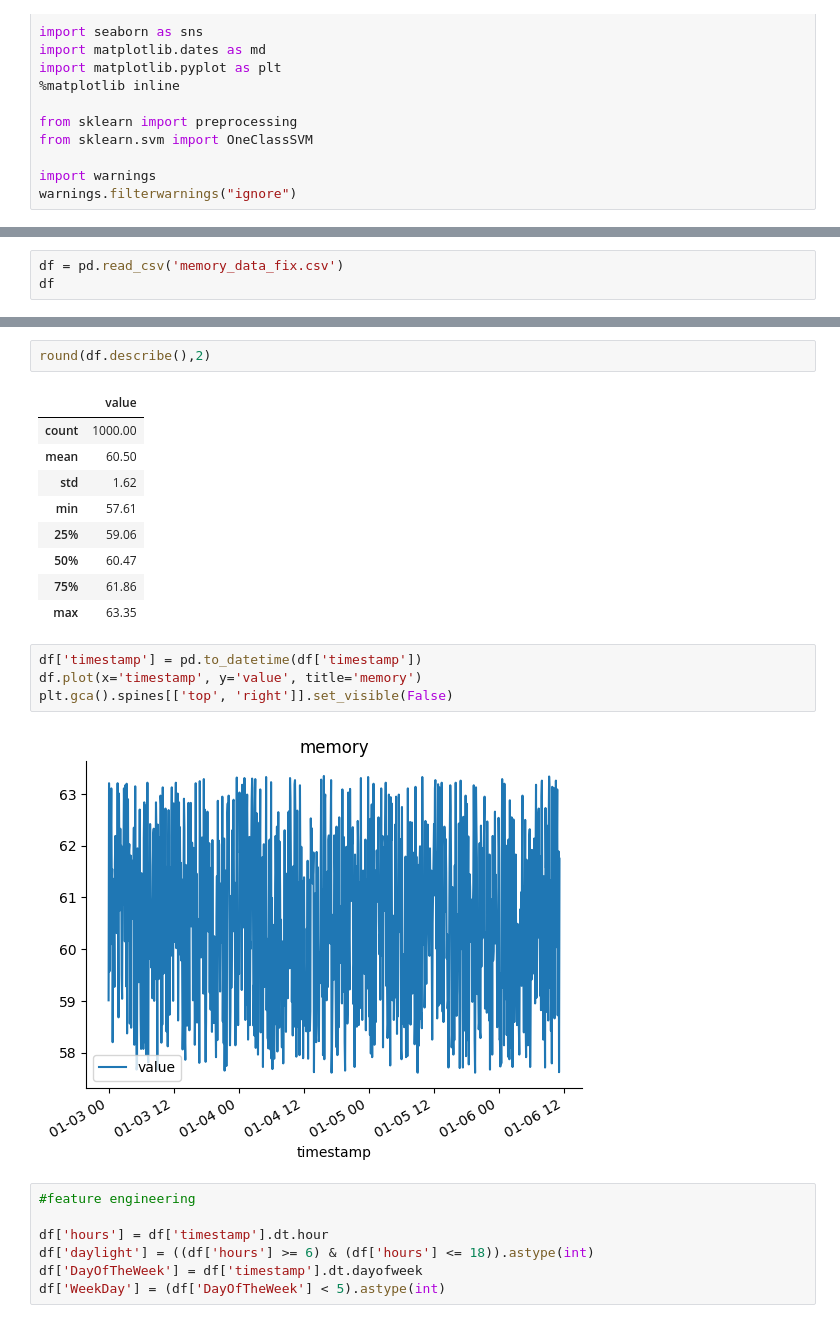
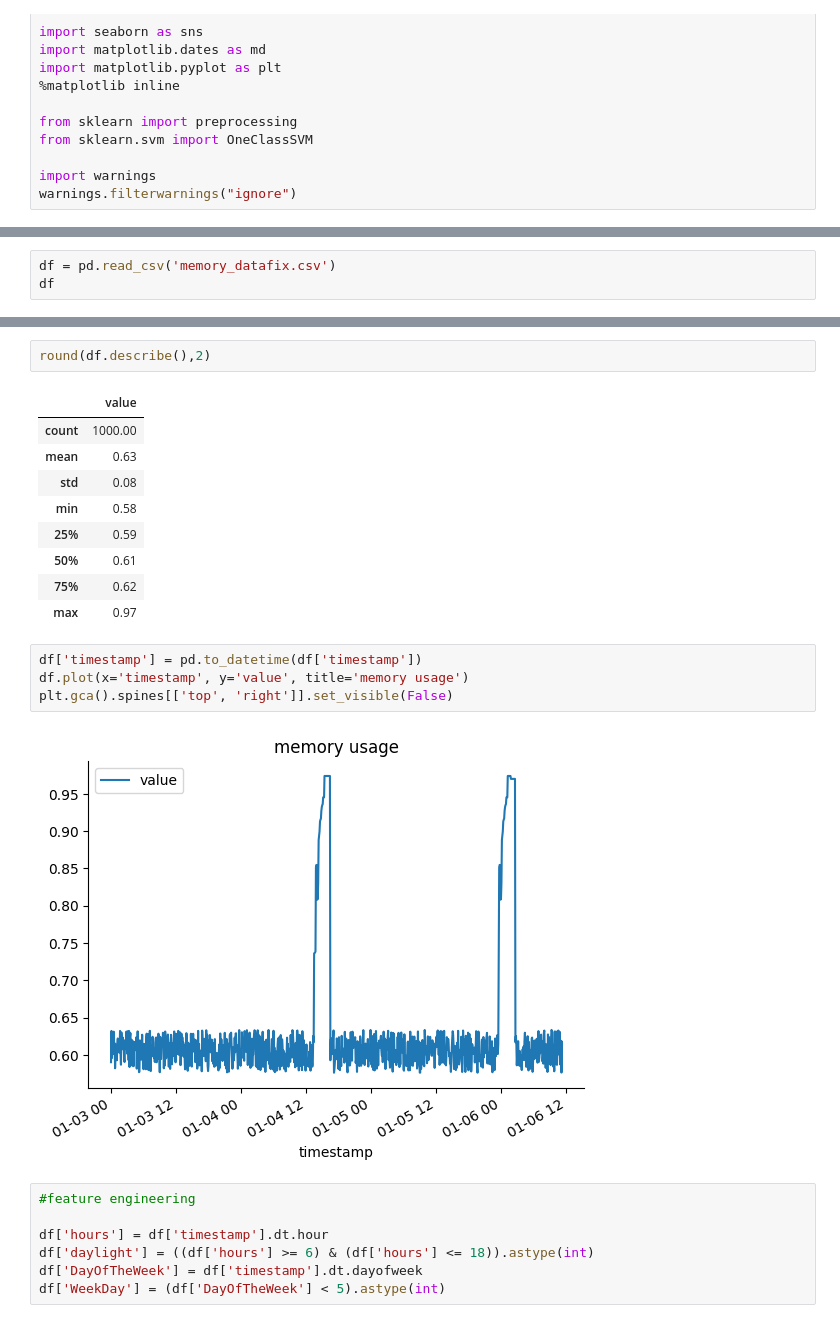
Before and after one commit to anni1st/Anomaly-Detection-VM-, a Jupyter notebook: anomaly_detection_memory.ipynb, the cells around one changed output, grey strips where cells are left out. Drawn from its saved outputs; the diff is of its cells as text.

```diff
--- a/anomaly_detection_memory.ipynb
+++ b/anomaly_detection_memory.ipynb
@@ -26,4 +26,4 @@ Saving memory_data_fix.csv to memory_data_fix.csv
 # %%
-df = pd.read_csv('memory_data_fix.csv')
+df = pd.read_csv('memory_datafix.csv')
 df
 # %% [output]
@@ -69,19 +70,19 @@ round(df.describe(),2)
 # %% [output]
 |  | value |
 | count | 1000.00 |
-| mean | 60.50 |
-| std | 1.62 |
-| min | 57.61 |
-| 25% | 59.06 |
-| 50% | 60.47 |
-| 75% | 61.86 |
-| max | 63.35 |
+| mean | 0.63 |
+| std | 0.08 |
+| min | 0.58 |
+| 25% | 0.59 |
+| 50% | 0.61 |
+| 75% | 0.62 |
+| max | 0.97 |
 # %%
 df['timestamp'] = pd.to_datetime(df['timestamp'])
-df.plot(x='timestamp', y='value', title='memory')
+df.plot(x='timestamp', y='value', title='memory usage')
 plt.gca().spines[['top', 'right']].set_visible(False)
 # %% [output]
-[figure, old version]
+[figure, new version]
 # %%
 #feature engineering
 
```
Also changed, not shown: parts of 6 cells of this notebook.
